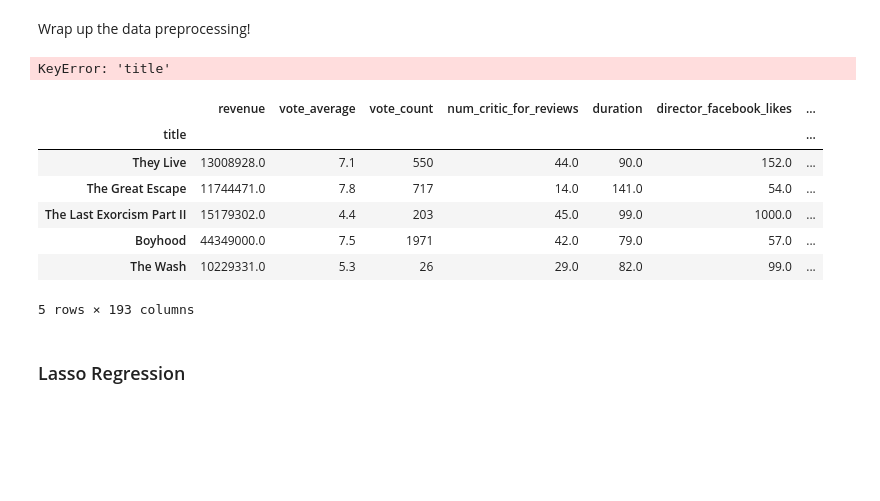
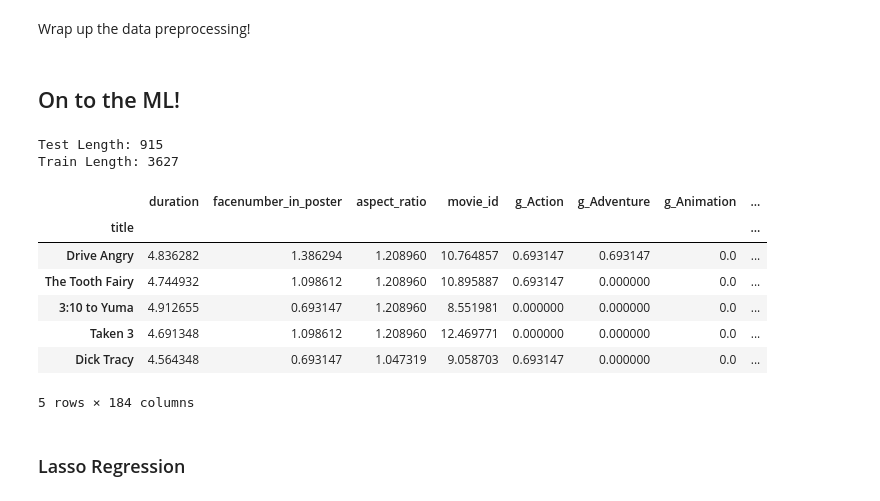
Before and after one commit to jcomish/MovieAnalysis, a Jupyter notebook: MovieAnalysis.ipynb, the cells around one changed output. Saved outputs shown, nothing was run; the diff lists cells and outputs as text; code cells hidden in the pictures; blank space fills up the shorter version.

```diff
--- a/MovieAnalysis.ipynb
+++ b/MovieAnalysis.ipynb
@@ -108,40 +162,10 @@ merged = merged.dropna()
 # %% [markdown]
 Wrap up the data preprocessing!
 # %%
-
-
 msk = np.random.rand(len(merged)) < 0.8
 train = merged[msk]
 test = merged[~msk]
 
-export_csv = train.to_csv(r'train.csv', index = "title", header=True)
-export_csv = test.to_csv(r'test.csv', index = "title", header=True)
-export_csv = test.to_csv()
-
-merged = merged.set_index('title')
-
-merged.head()
+train.to_csv(r'Data/train.csv', index = train.index.tolist(), header=True)
+test.drop("revenue", axis=1).to_csv(r'Data/test.csv', index = test.index.tolist(), header=True)
+test.to_csv(r'Data/test_sol.csv', index = test.index.tolist(), columns = ["revenue"])
-# %% [output]
-KeyError: 'title'
-# %%
-
-
-
-
-# creating matrices for sklearn:
-X_train = merged[:train.shape[0]]
-X_test = merged[train.shape[0]:]
-# cross_ten = np.array_split(merged, 10)
-alphas = [0.0001, 0.001, 0.01, 0.1, 1, 10]
-y = train.revenue
-
-X_test.head()
-# %% [output]
-|  | revenue | vote_average | vote_count | num_critic_for_reviews | duration | director_facebook_likes | ... |
-| title |  |  |  |  |  |  | ... |
-| They Live | 13008928.0 | 7.1 | 550 | 44.0 | 90.0 | 152.0 | ... |
-| The Great Escape | 11744471.0 | 7.8 | 717 | 14.0 | 141.0 | 54.0 | ... |
-| The Last Exorcism Part II | 15179302.0 | 4.4 | 203 | 45.0 | 99.0 | 1000.0 | ... |
-| Boyhood | 44349000.0 | 7.5 | 1971 | 42.0 | 79.0 | 57.0 | ... |
-| The Wash | 10229331.0 | 5.3 | 26 | 29.0 | 82.0 | 99.0 | ... |
-5 rows × 193 columns
@@ -152,3 +172,45 @@ def rmse_cv(model):
+# %% [markdown]
+## On to the ML!
+# %%
+train = pd.read_csv("Data/train.csv")
+test = pd.read_csv("Data/test.csv")
+# %%
+#log transform the target:
+train["revenue"] = np.log1p(train["revenue"])
+
+# log transform skewed numeric features:
+numeric_feats = train.dtypes[train.dtypes != "object"].index
+
+skewed_feats = train[numeric_feats].apply(lambda x: skew(x.dropna())) #compute skewness
+skewed_feats = skewed_feats[skewed_feats > 0.75]
+skewed_feats = skewed_feats.index
+
+train[skewed_feats] = np.log1p(train[skewed_feats])
+test[skewed_feats] = np.log1p(test[skewed_feats])
+
+#creating matrices for sklearn:
+X_train = train
+X_test = test
+alphas = [0.0001, 0.001, 0.01, 0.1, 1, 10]
+y = train.revenue
+X_train = X_train.set_index("title")
+X_test = X_test.set_index("title")
+X_train = X_train.drop("revenue", axis=1)
+
+print("Test Length: " + str(len(X_test)))
+print("Train Length: " + str(len(X_train)))
+X_test.head()
+# %% [output]
+Test Length: 915
+Train Length: 3627
+|  | duration | facenumber_in_poster | aspect_ratio | movie_id | g_Action | g_Adventure | g_Animation | ... |
+| title |  |  |  |  |  |  |  | ... |
+| Drive Angry | 4.836282 | 1.386294 | 1.208960 | 10.764857 | 0.693147 | 0.693147 | 0.0 | ... |
+| The Tooth Fairy | 4.744932 | 1.098612 | 1.208960 | 10.895887 | 0.693147 | 0.000000 | 0.0 | ... |
+| 3:10 to Yuma | 4.912655 | 0.693147 | 1.208960 | 8.551981 | 0.000000 | 0.000000 | 0.0 | ... |
+| Taken 3 | 4.691348 | 1.098612 | 1.208960 | 12.469771 | 0.000000 | 0.000000 | 0.0 | ... |
+| Dick Tracy | 4.564348 | 0.693147 | 1.047319 | 9.058703 | 0.693147 | 0.000000 | 0.0 | ... |
+5 rows × 184 columns
 # %% [markdown]
 ### Lasso Regression
 # %%
```
Also changed, not shown: parts of 19 cells of this notebook, 6 other files.
